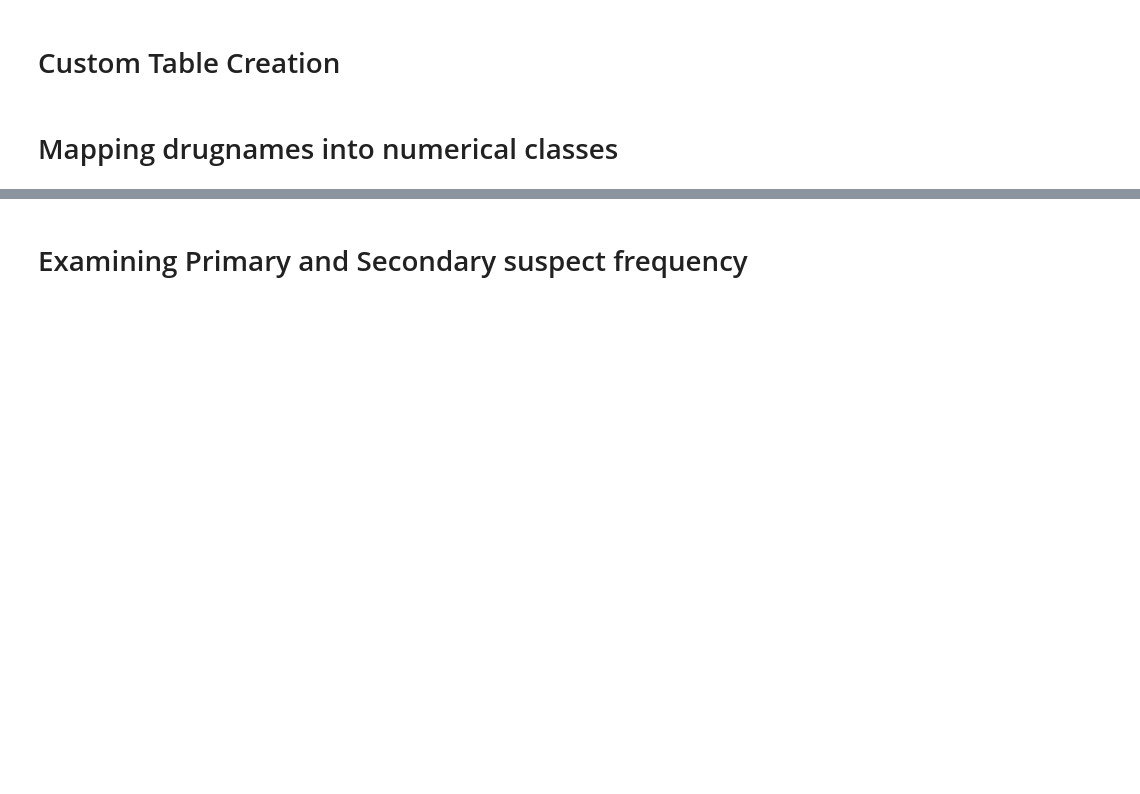
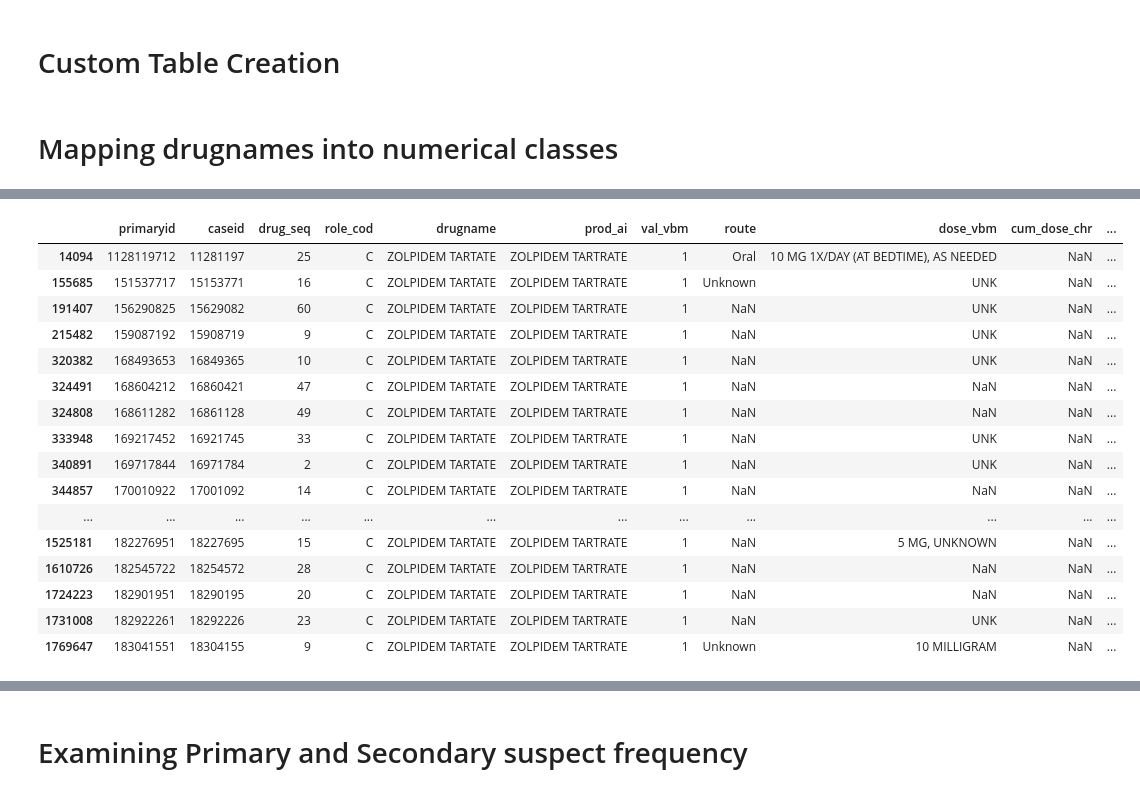
Before and after one commit to G-Sprouts/FDA_sae, a Jupyter notebook: drug_file.ipynb, the cells around one changed output, grey strips where cells are left out. Drawn from its saved outputs; the diff is of its cells as text; code cells hidden in the pictures; blank space fills up the shorter version.

```diff
--- a/drug_file.ipynb
+++ b/drug_file.ipynb
@@ -112,5 +208,23 @@ len(drug_file)
 # %%
-drug_file[drug_file.drugname=='EMTRIVA']
+drug_file[drug_file.drugname=='ZOLPIDEM TARTATE']
+# %% [output]
+|  | primaryid | caseid | drug_seq | role_cod | drugname | prod_ai | val_vbm | route | dose_vbm | cum_dose_chr | ... |
+| 14094 | 1128119712 | 11281197 | 25 | C | ZOLPIDEM TARTATE | ZOLPIDEM TARTRATE | 1 | Oral | 10 MG 1X/DAY (AT BEDTIME), AS NEEDED | NaN | ... |
+| 155685 | 151537717 | 15153771 | 16 | C | ZOLPIDEM TARTATE | ZOLPIDEM TARTRATE | 1 | Unknown | UNK | NaN | ... |
+| 191407 | 156290825 | 15629082 | 60 | C | ZOLPIDEM TARTATE | ZOLPIDEM TARTRATE | 1 | NaN | UNK | NaN | ... |
+| 215482 | 159087192 | 15908719 | 9 | C | ZOLPIDEM TARTATE | ZOLPIDEM TARTRATE | 1 | NaN | UNK | NaN | ... |
+| 320382 | 168493653 | 16849365 | 10 | C | ZOLPIDEM TARTATE | ZOLPIDEM TARTRATE | 1 | NaN | UNK | NaN | ... |
+| 324491 | 168604212 | 16860421 | 47 | C | ZOLPIDEM TARTATE | ZOLPIDEM TARTRATE | 1 | NaN | NaN | NaN | ... |
+| 324808 | 168611282 | 16861128 | 49 | C | ZOLPIDEM TARTATE | ZOLPIDEM TARTRATE | 1 | NaN | NaN | NaN | ... |
+| 333948 | 169217452 | 16921745 | 33 | C | ZOLPIDEM TARTATE | ZOLPIDEM TARTRATE | 1 | NaN | UNK | NaN | ... |
+| 340891 | 169717844 | 16971784 | 2 | C | ZOLPIDEM TARTATE | ZOLPIDEM TARTRATE | 1 | NaN | UNK | NaN | ... |
+| 344857 | 170010922 | 17001092 | 14 | C | ZOLPIDEM TARTATE | ZOLPIDEM TARTRATE | 1 | NaN | NaN | NaN | ... |
+| ... | ... | ... | ... | ... | ... | ... | ... | ... | ... | ... | ... |
+| 1525181 | 182276951 | 18227695 | 15 | C | ZOLPIDEM TARTATE | ZOLPIDEM TARTRATE | 1 | NaN | 5 MG, UNKNOWN | NaN | ... |
+| 1610726 | 182545722 | 18254572 | 28 | C | ZOLPIDEM TARTATE | ZOLPIDEM TARTRATE | 1 | NaN | NaN | NaN | ... |
+| 1724223 | 182901951 | 18290195 | 20 | C | ZOLPIDEM TARTATE | ZOLPIDEM TARTRATE | 1 | NaN | NaN | NaN | ... |
+| 1731008 | 182922261 | 18292226 | 23 | C | ZOLPIDEM TARTATE | ZOLPIDEM TARTRATE | 1 | NaN | UNK | NaN | ... |
+| 1769647 | 183041551 | 18304155 | 9 | C | ZOLPIDEM TARTATE | ZOLPIDEM TARTRATE | 1 | Unknown | 10 MILLIGRAM | NaN | ... |
 # %%
 
 # using string methods 'startswith' and 'endswith', filter each product-active-ingredient to help map classes for each
```
Also changed, not shown: parts of 19 cells of this notebook.
